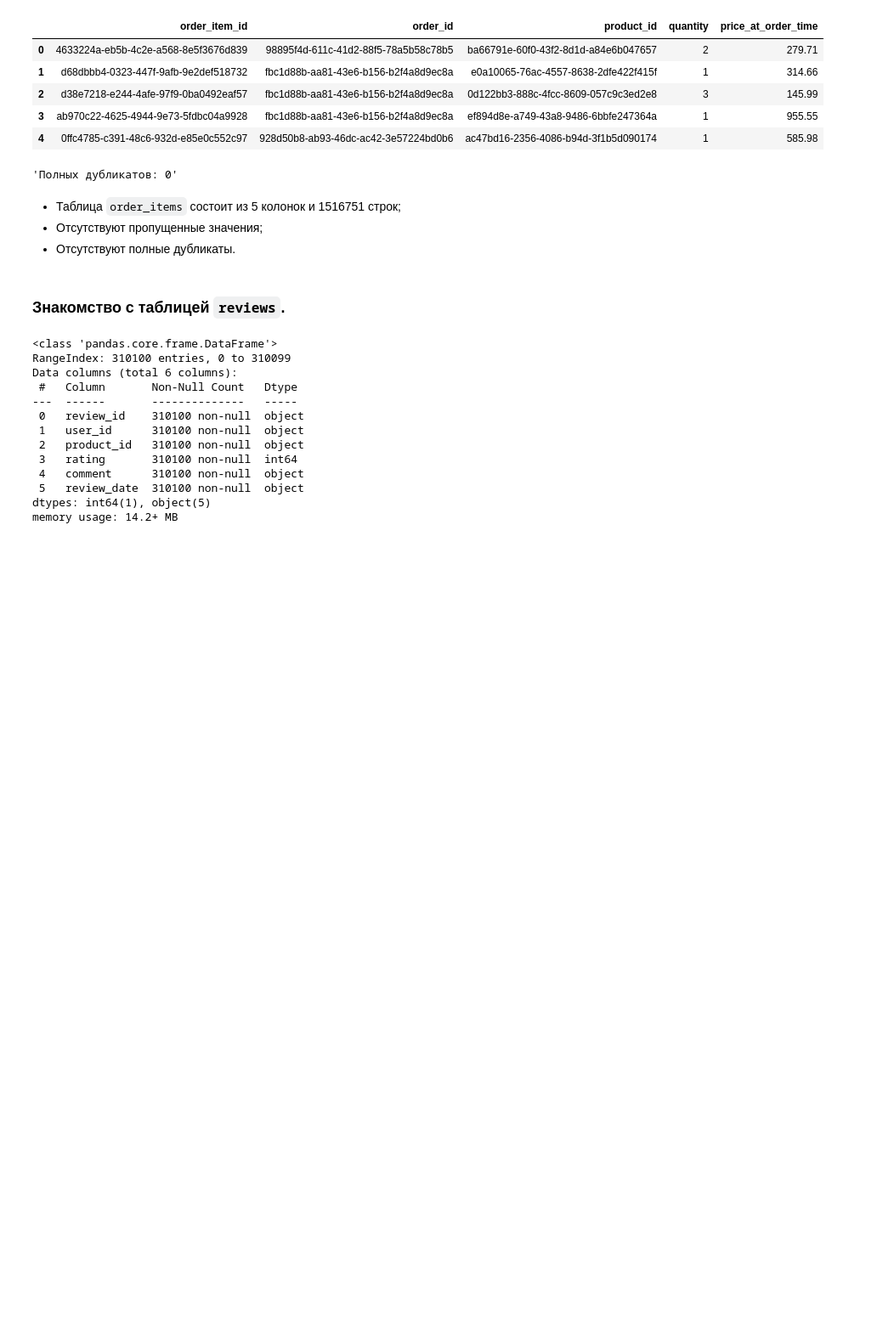
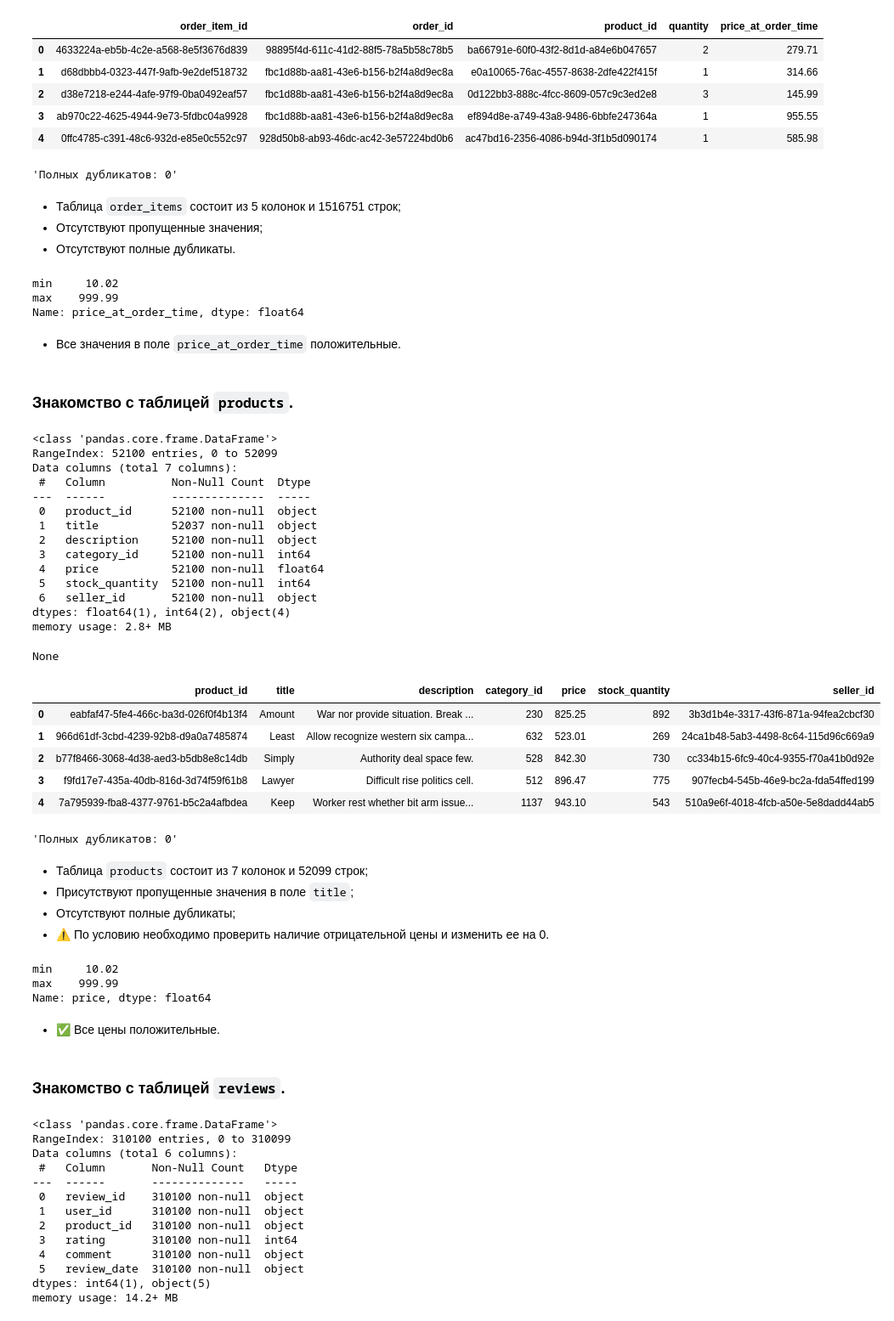
Before and after one commit to margoikonstantinova/marketplace-analytics, a Jupyter notebook: preprocessing/preprocessing.ipynb, the cells around one changed output. Shown at 85% size. Cells and saved outputs as stored; diff of their text form; code cells hidden in the pictures; blank space fills up the shorter version.

Commit message:
Дополнения по условию

```diff
--- a/preprocessing/preprocessing.ipynb
+++ b/preprocessing/preprocessing.ipynb
@@ -133,6 +142,60 @@ None
 * Таблица `order_items` состоит из 5 колонок и 1516751 строк;
 * Отсутствуют пропущенные значения;
 * Отсутствуют полные дубликаты.
+# %%
+# Проверка отрицательных значений в поле total_amount
+display(order_items['price_at_order_time'].agg(['min', 'max']))
+# %% [output]
+min     10.02
+max    999.99
+Name: price_at_order_time, dtype: float64
+# %% [markdown]
+* Все значения в поле `price_at_order_time` положительные.
+# %% [markdown]
+### Знакомство с таблицей `products`.
+# %%
+# Вывод информации о датафрейме, первые 5 строк и количество полных дубликатов
+display(products.info())
+display(products.head(5))
+display(f'Полных дубликатов: {products.duplicated().sum()}')
+# %% [output]
+<class 'pandas.core.frame.DataFrame'>
+RangeIndex: 52100 entries, 0 to 52099
+Data columns (total 7 columns):
+ #   Column          Non-Null Count  Dtype
+---  ------          --------------  -----
+ 0   product_id      52100 non-null  object
+ 1   title           52037 non-null  object
+ 2   description     52100 non-null  object
+ 3   category_id     52100 non-null  int64
+ 4   price           52100 non-null  float64
+ 5   stock_quantity  52100 non-null  int64
+ 6   seller_id       52100 non-null  object
+dtypes: float64(1), int64(2), object(4)
+memory usage: 2.8+ MB
+None
+|  | product_id | title | description | category_id | price | stock_quantity | seller_id |
+| 0 | eabfaf47-5fe4-466c-ba3d-026f0f4b13f4 | Amount | War nor provide situation. Break ... | 230 | 825.25 | 892 | 3b3d1b4e-3317-43f6-871a-94fea2cbcf30 |
+| 1 | 966d61df-3cbd-4239-92b8-d9a0a7485874 | Least | Allow recognize western six campa... | 632 | 523.01 | 269 | 24ca1b48-5ab3-4498-8c64-115d96c669a9 |
+| 2 | b77f8466-3068-4d38-aed3-b5db8e8c14db | Simply | Authority deal space few. | 528 | 842.30 | 730 | cc334b15-6fc9-40c4-9355-f70a41b0d92e |
+| 3 | f9fd17e7-435a-40db-816d-3d74f59f61b8 | Lawyer | Difficult rise politics cell. | 512 | 896.47 | 775 | 907fecb4-545b-46e9-bc2a-fda54ffed199 |
+| 4 | 7a795939-fba8-4377-9761-b5c2a4afbdea | Keep | Worker rest whether bit arm issue... | 1137 | 943.10 | 543 | 510a9e6f-4018-4fcb-a50e-5e8dadd44ab5 |
+'Полных дубликатов: 0'
+# %% [markdown]
+* Таблица `products` состоит из 7 колонок и 52099 строк;
+* Присутствуют пропущенные значения в поле `title`;
+* Отсутствуют полные дубликаты;
+* ⚠️ По условию необходимо проверить наличие отрицательной цены и изменить ее на 0.
+# %%
+# Замена отрицательной цены на 0
+products.loc[products['price'] < 0, 'price'] = 0
+display(products['price'].agg(['min', 'max']))
+# %% [output]
+min     10.02
+max    999.99
+Name: price, dtype: float64
+# %% [markdown]
+* ✅ Все цены положительные.
 # %% [markdown]
 ### Знакомство с таблицей `reviews`.
 # %%
```
Also changed, not shown: parts of 18 cells of this notebook.
